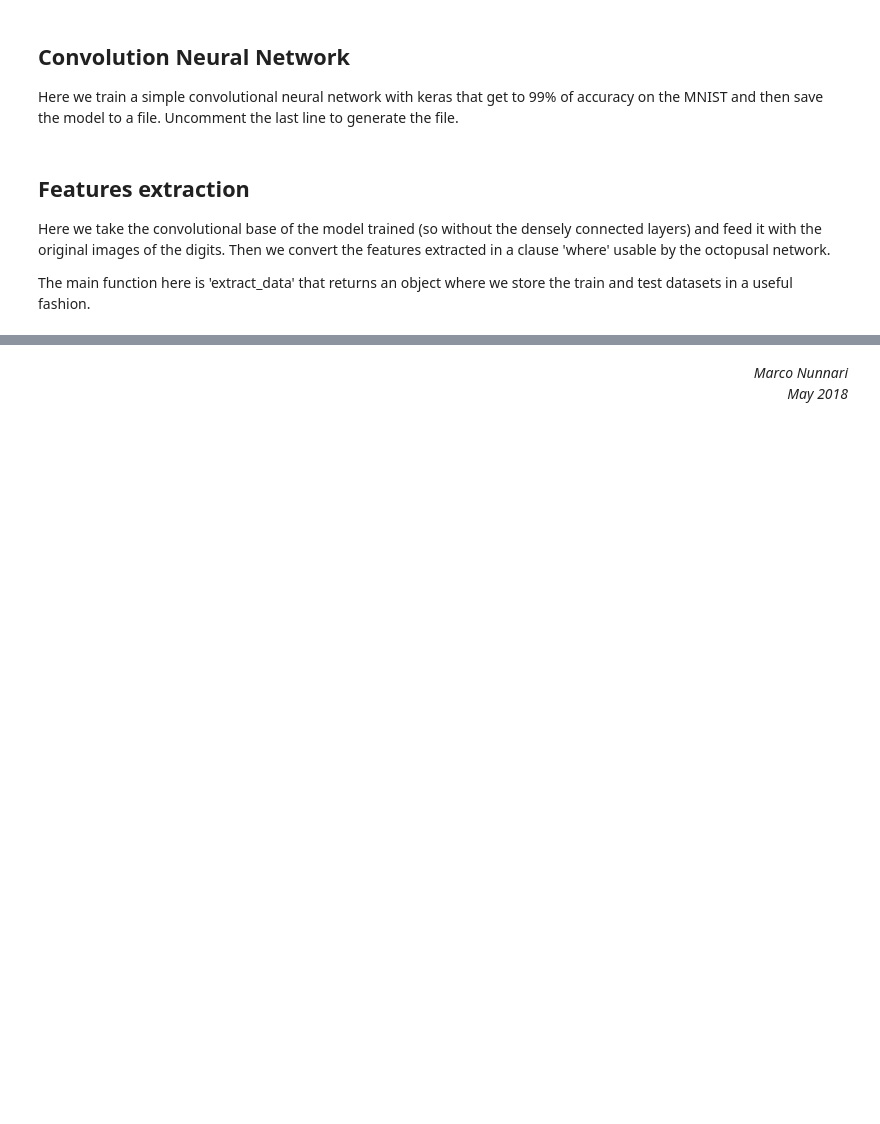
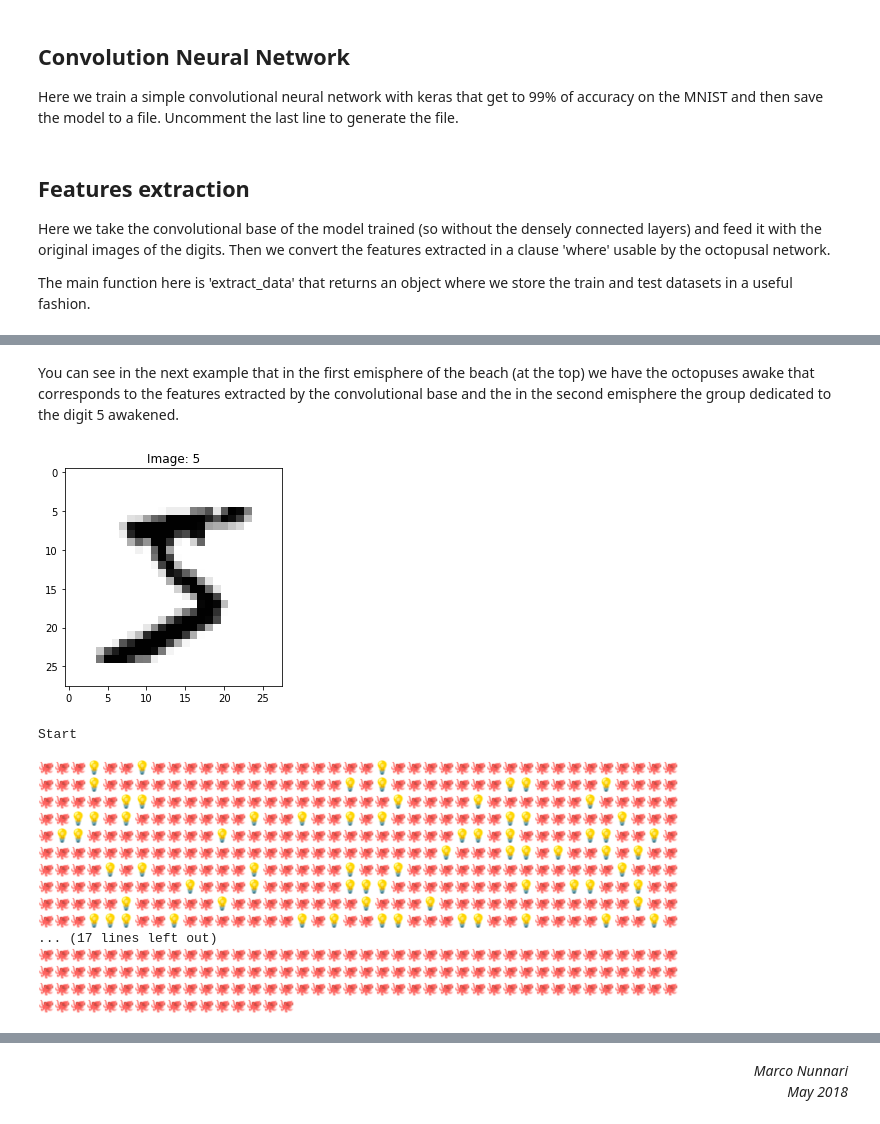
Before and after one commit to marconunnari/octopusal_networks, a Jupyter notebook: Mnist.ipynb, the cells around one changed output, grey strips where cells are left out. Drawn from its saved outputs; the diff is of its cells as text; code cells hidden in the pictures; blank space fills up the shorter version.

Commit message:
Visualizing MNIST

```diff
--- a/Mnist.ipynb
+++ b/Mnist.ipynb
@@ -193,0 +184,33 @@ class BeachWithHemispheres(BeachWithListeners):
+# %%
+class OctopusWithCustomEmoji(OctopusWithListeners):
+
+    def __init__(self, id, environment):
+        super().__init__(id, environment)
+        self.emoji = '💡'
+
+    def set_emoji(self, emoji):
+        self.emoji = emoji
+# %%
+class BeachWithCustomEmojis(BeachWithFreezing):
+
+    def __init__(self, width, height, shocks_threshold=80,
+                 smell_threshold=50, tiredness_threshold=5, recovery_threshold=5):
+        super().__init__(width, height, shocks_threshold, smell_threshold,
+                         tiredness_threshold, recovery_threshold)
+
+    def create_octopus(self, id):
+        return OctopusWithCustomEmoji(id=id, environment=self)
+
+    def set_emoji(self, where, emoji):
+        for x, y in where:
+            octopus = self.get(x, y)
+            octopus.set_emoji(emoji)
+
+    def __str__(self):
+        result = '\n'
+        for x in range(0, self.height):
+            for y in range(0, self.width):
+                octopus = self.octopuses[x * self.width + y]
+                result += octopus.emoji if octopus.awake else '🐙'
+            result += '\n'
+        return result
@@ -243,0 +312,33 @@ Training examples: 500
+# %% [markdown]
+You can see in the next example that in the first emisphere of the beach (at the top) we have the octopuses awake that corresponds to the features extracted by the convolutional base and the in the second emisphere the group dedicated to the digit 5 awakened.
+# %%
+mnist_data = extract_data(10, 10)
+beach, digits = create_mnist_beach()
+
+def show_example(beach, digits, index):
+    item = mnist_data.train.get_item(index)
+    show_image(item.image, item.label)
+    digit = digits[item.label]
+    beach.animate(item.where + digit, iterations=0, show=True)
+    beach.night(show=False)
+
+show_example(beach, digits, 0)
+# %% [output]
+[figure, added]
+Start
+
+🐙🐙🐙💡🐙🐙💡🐙🐙🐙🐙🐙🐙🐙🐙🐙🐙🐙🐙🐙🐙💡🐙🐙🐙🐙🐙🐙🐙🐙🐙🐙🐙🐙🐙🐙🐙🐙🐙🐙
+🐙🐙🐙💡🐙🐙🐙🐙🐙🐙🐙🐙🐙🐙🐙🐙🐙🐙🐙💡🐙💡🐙🐙🐙🐙🐙🐙🐙💡💡🐙🐙🐙🐙💡🐙🐙🐙🐙
+🐙🐙🐙🐙🐙💡💡🐙🐙🐙🐙🐙🐙🐙🐙🐙🐙🐙🐙🐙🐙🐙💡🐙🐙🐙🐙💡🐙🐙🐙🐙🐙🐙💡🐙🐙🐙🐙🐙
+🐙🐙💡💡🐙💡🐙🐙🐙🐙🐙🐙🐙💡🐙🐙💡🐙🐙💡🐙💡🐙🐙🐙🐙🐙🐙🐙💡💡🐙🐙🐙🐙🐙💡🐙🐙🐙
+🐙💡💡🐙🐙🐙🐙🐙🐙🐙🐙💡🐙🐙🐙🐙🐙🐙🐙🐙🐙🐙🐙🐙🐙🐙💡💡🐙💡🐙🐙🐙🐙💡💡🐙🐙💡🐙
+🐙🐙🐙🐙🐙🐙🐙🐙🐙🐙🐙🐙🐙🐙🐙🐙🐙🐙🐙🐙🐙🐙🐙🐙🐙💡🐙🐙🐙💡💡🐙💡🐙🐙💡🐙💡🐙🐙
+🐙🐙🐙🐙💡🐙💡🐙🐙🐙🐙🐙🐙💡🐙🐙🐙🐙🐙💡🐙🐙💡🐙🐙🐙🐙🐙🐙🐙🐙🐙🐙🐙🐙🐙💡🐙🐙🐙
+🐙🐙🐙🐙🐙🐙🐙🐙🐙💡🐙🐙🐙💡🐙🐙🐙🐙🐙💡💡💡🐙🐙🐙🐙🐙🐙🐙🐙💡🐙🐙💡💡🐙🐙💡🐙🐙
+🐙🐙🐙🐙🐙💡🐙🐙🐙🐙🐙💡🐙🐙🐙🐙🐙🐙🐙🐙💡🐙🐙🐙💡🐙🐙🐙🐙🐙🐙🐙🐙🐙🐙🐙🐙💡🐙🐙
+🐙🐙🐙💡💡💡🐙🐙💡🐙🐙🐙🐙🐙🐙🐙💡🐙💡🐙🐙💡💡🐙🐙🐙💡💡🐙🐙💡🐙🐙🐙🐙💡🐙🐙💡🐙
+... (17 lines left out)
+🐙🐙🐙🐙🐙🐙🐙🐙🐙🐙🐙🐙🐙🐙🐙🐙🐙🐙🐙🐙🐙🐙🐙🐙🐙🐙🐙🐙🐙🐙🐙🐙🐙🐙🐙🐙🐙🐙🐙🐙
+🐙🐙🐙🐙🐙🐙🐙🐙🐙🐙🐙🐙🐙🐙🐙🐙🐙🐙🐙🐙🐙🐙🐙🐙🐙🐙🐙🐙🐙🐙🐙🐙🐙🐙🐙🐙🐙🐙🐙🐙
+🐙🐙🐙🐙🐙🐙🐙🐙🐙🐙🐙🐙🐙🐙🐙🐙🐙🐙🐙🐙🐙🐙🐙🐙🐙🐙🐙🐙🐙🐙🐙🐙🐙🐙🐙🐙🐙🐙🐙🐙
+🐙🐙🐙🐙🐙🐙🐙🐙🐙🐙🐙🐙🐙🐙🐙🐙
```
Also changed, not shown: parts of 21 cells of this notebook, 1 other file.
